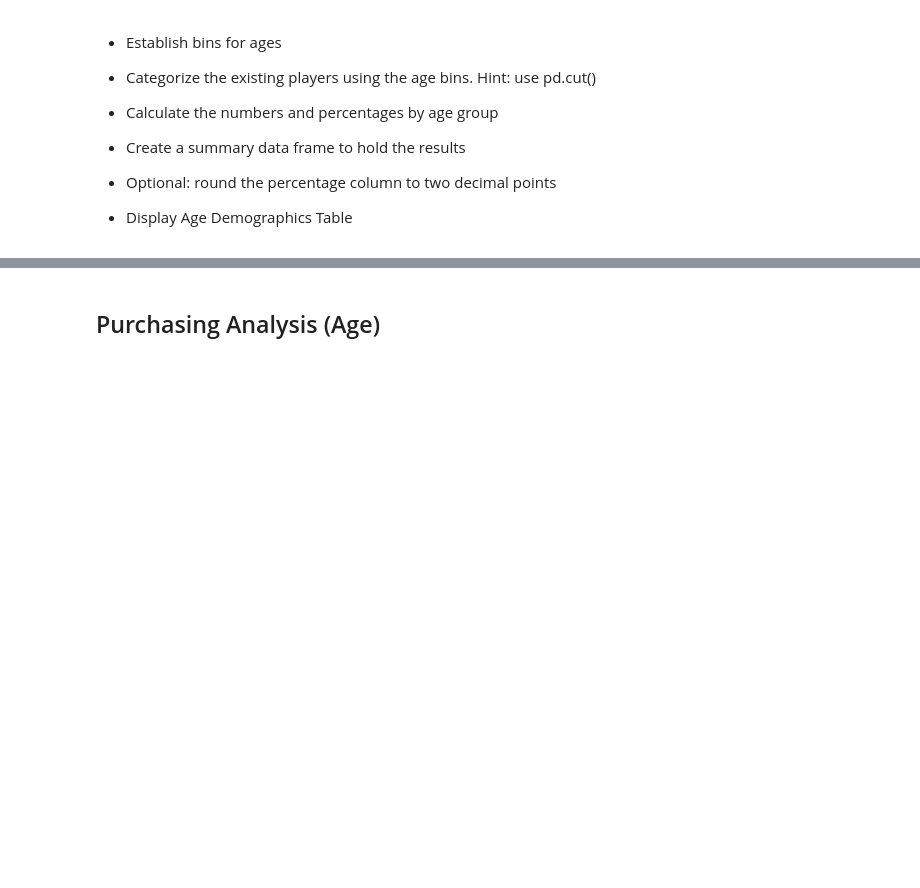
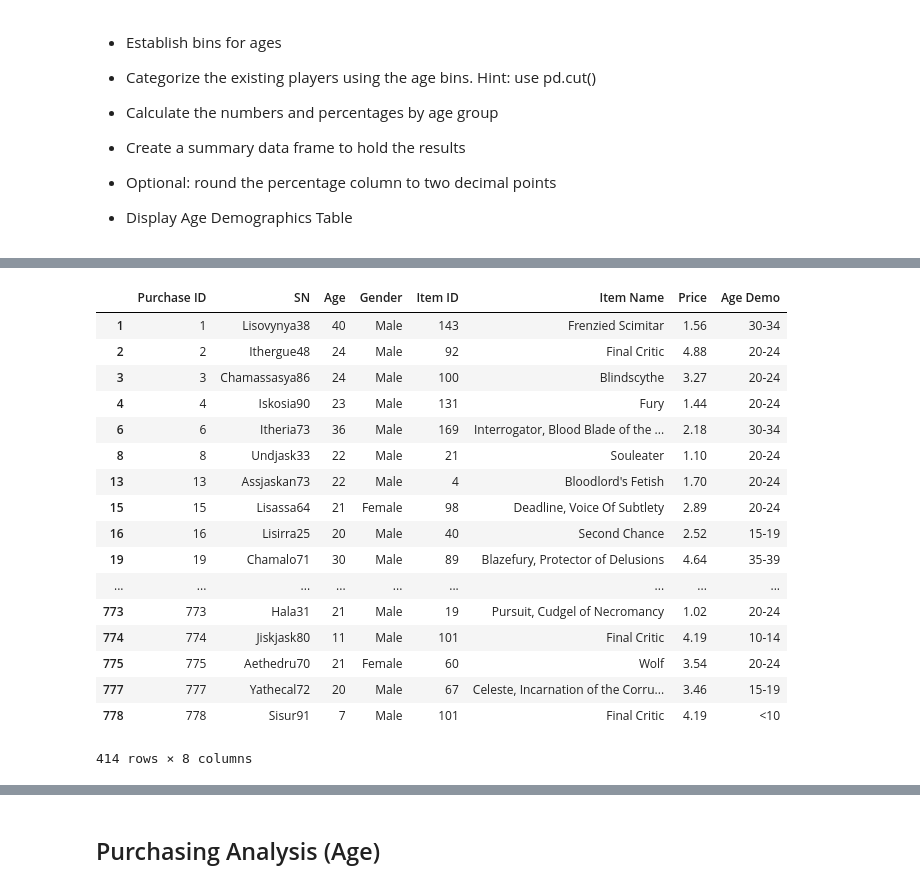
Before and after one commit to projekt888/Georgia-Tech-Analytics, a Jupyter notebook: HW4/HeroesOfPymoli/HeroesOfPymoli_starter.ipynb, the cells around one changed output, grey strips where cells are left out. Saved outputs shown, nothing was run; the diff lists cells and outputs as text; code cells hidden in the pictures; blank space fills up the shorter version.

```diff
--- a/HW4/HeroesOfPymoli/HeroesOfPymoli_starter.ipynb
+++ b/HW4/HeroesOfPymoli/HeroesOfPymoli_starter.ipynb
@@ -207,3 +207,10 @@ gender_stats_df.head()
 
 
 * Display Age Demographics Table
+# %%
+
+agesbins = [0,10,15,20,25,30,35,40,1000]
+ageslabels = ["<10","10-14","15-19","20-24","35-39","25-29","30-34","40+"]
+
+demo_data = purchase_data.copy()
+demo_data.describe()
@@ -209,0 +227,23 @@ gender_stats_df.head()
+# %%
+demo_data.drop_duplicates(subset=['SN'],keep = False, inplace = True)
+demo_data["Age Demo"] = pd.cut(demo_data["Age"], agesbins, labels=ageslabels)
+demo_data
+# %% [output]
+|  | Purchase ID | SN | Age | Gender | Item ID | Item Name | Price | Age Demo |
+| 1 | 1 | Lisovynya38 | 40 | Male | 143 | Frenzied Scimitar | 1.56 | 30-34 |
+| 2 | 2 | Ithergue48 | 24 | Male | 92 | Final Critic | 4.88 | 20-24 |
+| 3 | 3 | Chamassasya86 | 24 | Male | 100 | Blindscythe | 3.27 | 20-24 |
+| 4 | 4 | Iskosia90 | 23 | Male | 131 | Fury | 1.44 | 20-24 |
+| 6 | 6 | Itheria73 | 36 | Male | 169 | Interrogator, Blood Blade of the ... | 2.18 | 30-34 |
+| 8 | 8 | Undjask33 | 22 | Male | 21 | Souleater | 1.10 | 20-24 |
+| 13 | 13 | Assjaskan73 | 22 | Male | 4 | Bloodlord's Fetish | 1.70 | 20-24 |
+| 15 | 15 | Lisassa64 | 21 | Female | 98 | Deadline, Voice Of Subtlety | 2.89 | 20-24 |
+| 16 | 16 | Lisirra25 | 20 | Male | 40 | Second Chance | 2.52 | 15-19 |
+| 19 | 19 | Chamalo71 | 30 | Male | 89 | Blazefury, Protector of Delusions | 4.64 | 35-39 |
+| ... | ... | ... | ... | ... | ... | ... | ... | ... |
+| 773 | 773 | Hala31 | 21 | Male | 19 | Pursuit, Cudgel of Necromancy | 1.02 | 20-24 |
+| 774 | 774 | Jiskjask80 | 11 | Male | 101 | Final Critic | 4.19 | 10-14 |
+| 775 | 775 | Aethedru70 | 21 | Female | 60 | Wolf | 3.54 | 20-24 |
+| 777 | 777 | Yathecal72 | 20 | Male | 67 | Celeste, Incarnation of the Corru... | 3.46 | 15-19 |
+| 778 | 778 | Sisur91 | 7 | Male | 101 | Final Critic | 4.19 | <10 |
+414 rows × 8 columns
```
Also changed, not shown: parts of 3 cells of this notebook, 3 other files.
